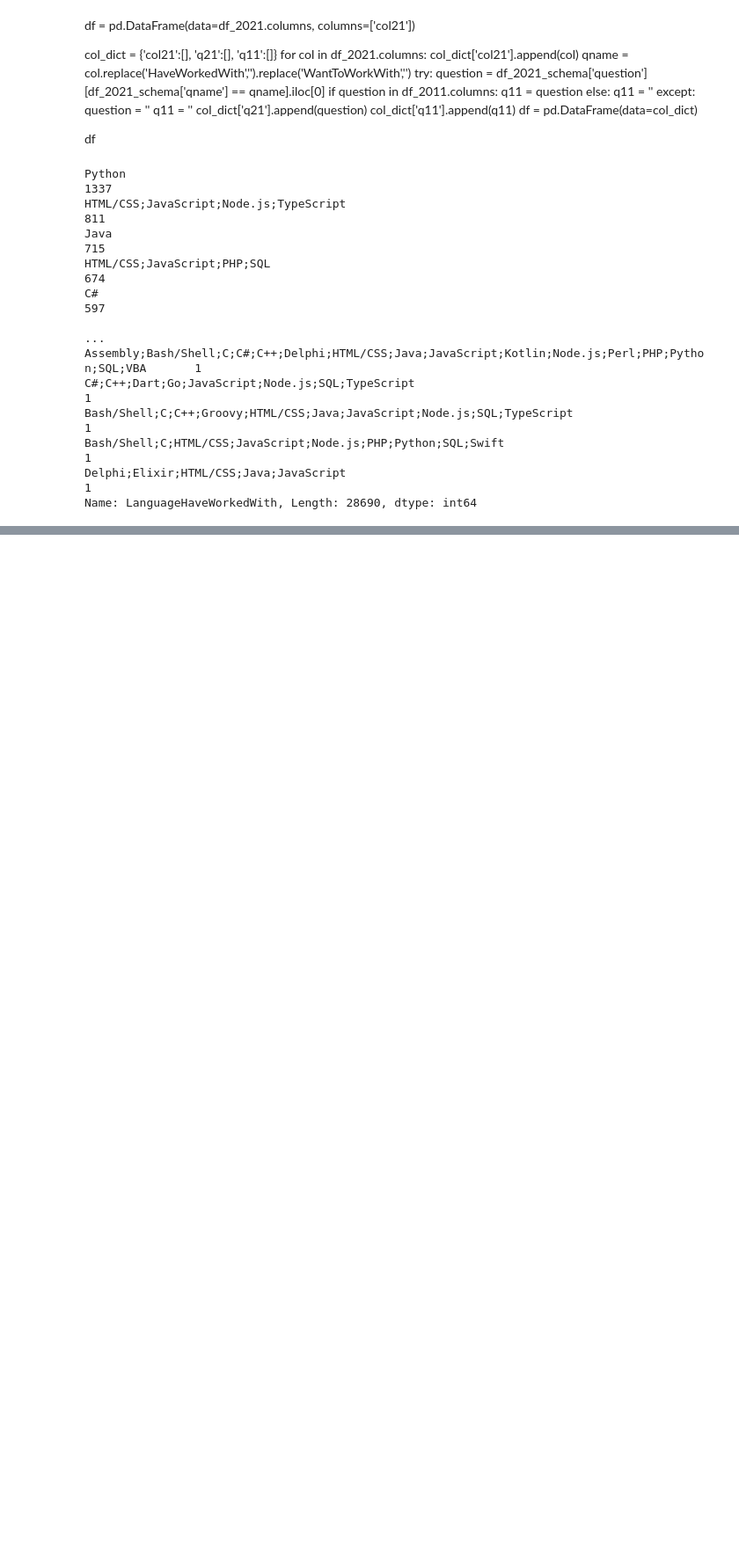
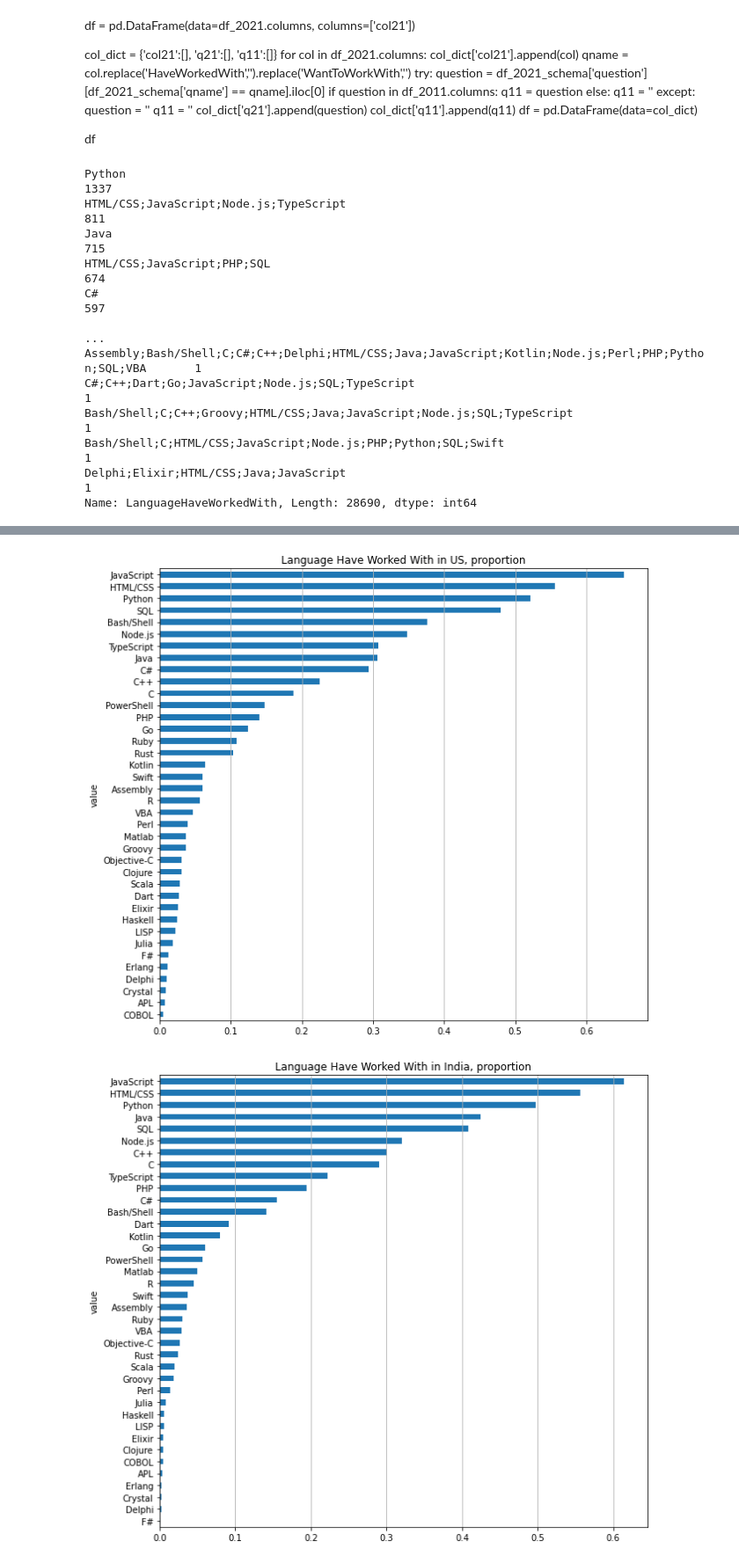
Before and after one commit to natashk/Udacity-DSND-Project1, a Jupyter notebook: so_survey.ipynb, the cells around one changed output, grey strips where cells are left out. Shown at 88% size. Drawn from its saved outputs; the diff is of its cells as text; code cells hidden in the pictures; blank space fills up the shorter version.

```diff
--- a/so_survey.ipynb
+++ b/so_survey.ipynb
@@ -187,0 +169,19 @@ Oracle     0.106281
+# %%
+df_us = df_2021[df_2021['Country']=='United States of America']
+df_in = df_2021[df_2021['Country']=='India']
+df_ge = df_2021[df_2021['Country']=='Germany']
+df_uk = df_2021[df_2021['Country']=='United Kingdom of Great Britain and Northern Ireland']
+df_ca = df_2021[df_2021['Country']=='Canada']
+df_ru = df_2021[df_2021['Country']=='Russian Federation']
+df_ch = df_2021[df_2021['Country']=='China']
+# %%
+df_lang_worked_us = clean_and_plot(df_us, col='LanguageHaveWorkedWith', col_suffix='_us', title='Language Have Worked With in US, proportion')
+df_lang_worked_in = clean_and_plot(df_in, col='LanguageHaveWorkedWith', col_suffix='_in', title='Language Have Worked With in India, proportion')
+df_lang_worked_ge = clean_and_plot(df_ge, col='LanguageHaveWorkedWith', col_suffix='_ge', title='Language Have Worked With in Germany, proportion')
+df_lang_worked_uk = clean_and_plot(df_uk, col='LanguageHaveWorkedWith', col_suffix='_uk', title='Language Have Worked With in UK, proportion')
+df_lang_worked_ca = clean_and_plot(df_ca, col='LanguageHaveWorkedWith', col_suffix='_ca', title='Language Have Worked With in Canada, proportion')
+df_lang_worked_ru = clean_and_plot(df_ru, col='LanguageHaveWorkedWith', col_suffix='_ru', title='Language Have Worked With in Russia, proportion')
+df_lang_worked_ch = clean_and_plot(df_ch, col='LanguageHaveWorkedWith', col_suffix='_ch', title='Language Have Worked With in China, proportion')
+# %% [output]
+[figure, added]
+[figure, added]
```
Also changed, not shown: parts of 18 cells of this notebook.
